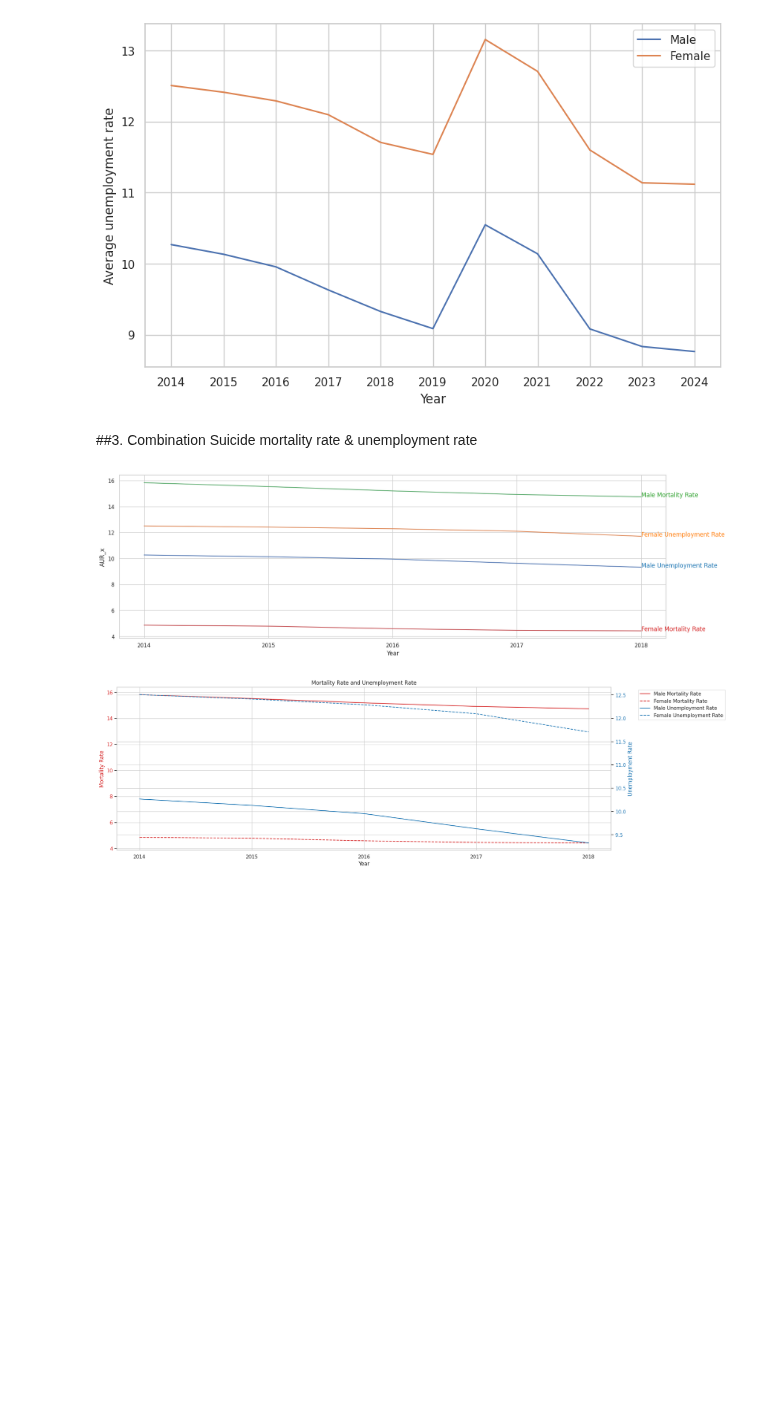
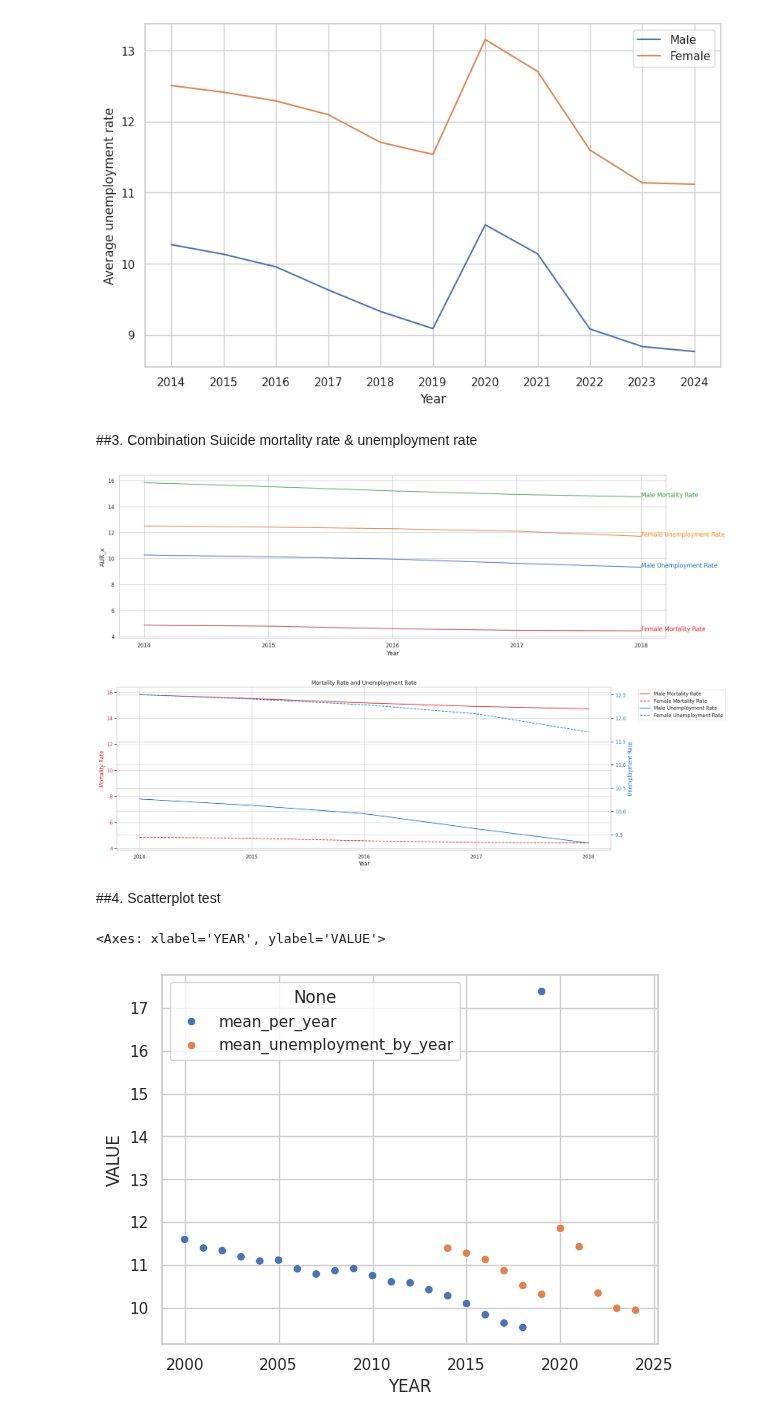
Before and after one commit to djetishi/BINA, a Jupyter notebook: TEST.ipynb, the cells around one changed output. Cells and saved outputs as stored; diff of their text form; code cells hidden in the pictures; blank space fills up the shorter version.

Commit message:
Scatterplot testing

```diff
--- a/TEST.ipynb
+++ b/TEST.ipynb
@@ -280,3 +280,61 @@ plt.title('Mortality Rate and Unemployment Rate')  # Set the title of the plot
 plt.show()
 # %% [output]
 [figure]
+# %% [markdown]
+##4. Scatterplot test
+# %%
+# import suicide mortality rate.csv
+smr_df = pd.read_csv('https://raw.githubusercontent.com/djetishi/BINA/main/TEST_Data/Suicide%20mortality%20rate.csv')
+# drop unnessecary columns
+to_drop = ['IND_UUID', 'IND_NAME', 'IND_CODE', 'DIM_TIME_TYPE', 'DIM_AGE', 'DIM_VALUE_TYPE', 'DIM_PUBLISH_STATE_CODE', 'VALUE_NUMERIC_LOWER', 'VALUE_NUMERIC_UPPER']
+df_clean = smr_df.drop(to_drop, axis='columns')
+# rename columns
+df_clean = df_clean.rename(columns={'GEO_NAME_SHORT': 'COUNTRY', 'DIM_TIME':'YEAR', 'DIM_SEX':'SEX'})
+# Filter out rows where column 'SEX' does not equal 'Total'
+df_filtered = df_clean[df_clean['SEX'] == 'Total']
+mean_per_year = df_filtered.groupby('YEAR')['VALUE_NUMERIC'].mean().reset_index()
+
+# Umbenennen der Spalte
+mean_per_year = mean_per_year.rename(columns={'VALUE_NUMERIC': 'VALUE'})
+#print(mean_per_year)
+
+
+
+
+# import global unemployment data.csv
+gud_df = pd.read_csv('https://raw.githubusercontent.com/djetishi/BINA/main/TEST_Data/global_unemployment_data.csv')
+# drop unnessecary columns
+#print(gud_df)
+drop = ['indicator_name','sex','age_categories','age_group']
+gud_clean = gud_df.drop(drop, axis='columns')
+# rename columns
+gud_clean = gud_clean.rename(columns={'country_name': 'COUNTRY'})
+#print(gud_clean)
+
+# Melt DataFrame, um die Arbeitslosenquoten pro Jahr zu vereinheitlichen
+melted_data = pd.melt(gud_clean, id_vars=['COUNTRY'], var_name='YEAR', value_name='UER')
+
+# Konvertieren der 'Jahr'-Spalte in numerischen Typ
+melted_data['YEAR'] = pd.to_numeric(melted_data['YEAR'])
+
+# Gruppieren nach 'Jahr' und Berechnung des Mittelwerts der Arbeitslosenquote für jedes Jahr
+mean_unemployment_by_year = melted_data.groupby('YEAR')['UER'].mean().reset_index()
+
+# Umbenennen der Spalte
+mean_unemployment_by_year.rename(columns={'UER': 'VALUE'}, inplace=True)
+
+# Ausgabe des Ergebnisses
+#print(mean_unemployment_by_year)
+
+#merged_data = pd.merge(mean_per_year, mean_unemployment_by_year, on=['YEAR', 'YEAR'])
+#print(merged_data)
+#sns.scatterplot(data=merged_data, x='UER', y='VALUE_NUMERIC')
+
+
+# Kombinieren der beiden DataFrames
+combined_data = pd.concat([mean_per_year, mean_unemployment_by_year], keys=['mean_per_year', 'mean_unemployment_by_year'])
+# Erstellen des Scatterplots
+sns.scatterplot(data=combined_data, x='YEAR', y='VALUE', hue=combined_data.index.get_level_values(0))
+# %% [output]
+<Axes: xlabel='YEAR', ylabel='VALUE'>
+[figure, added]
```
